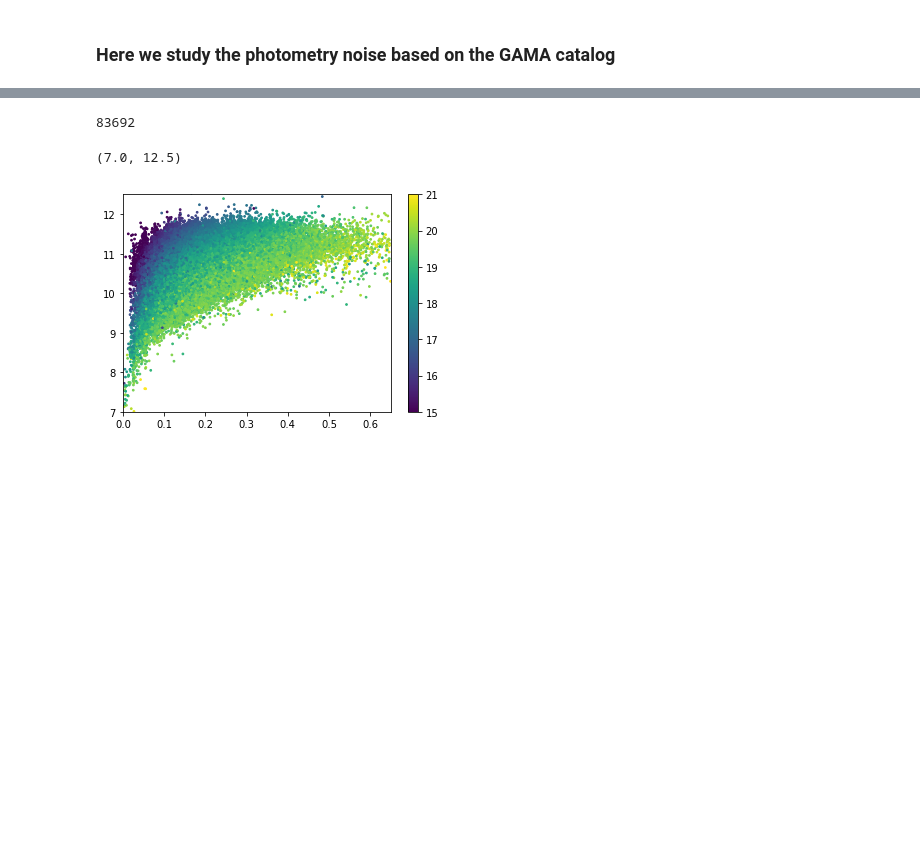
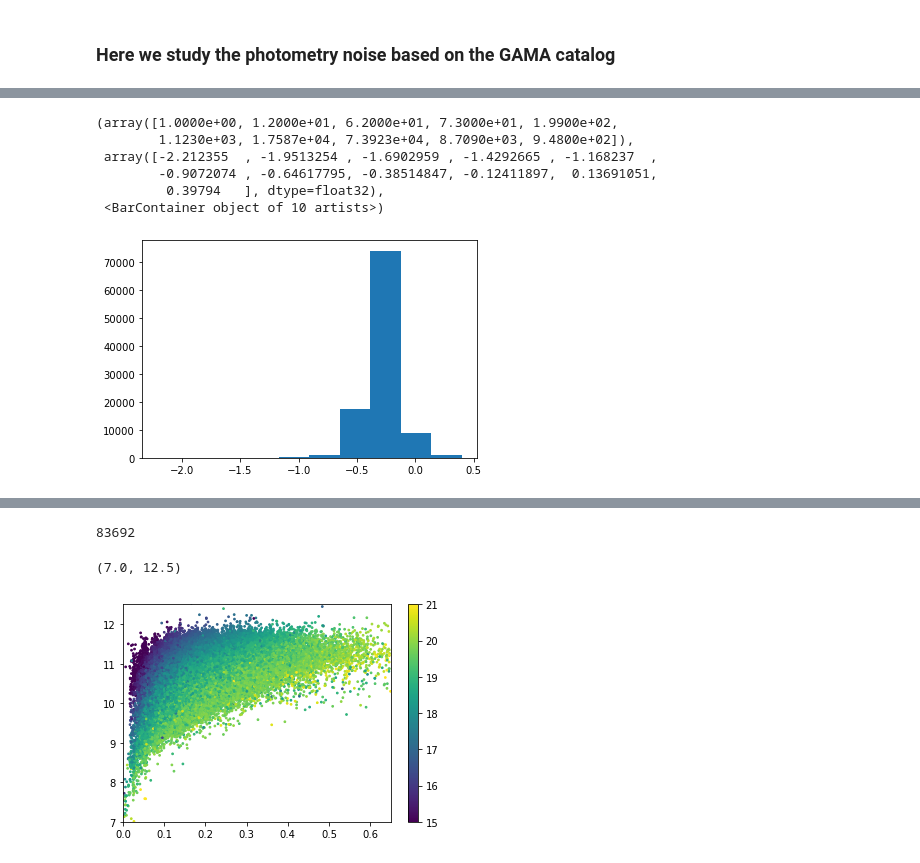
Before and after one commit to AstroJacobLi/popsed, a Jupyter notebook: notebooks/forward_model/noise_model/GAMA_nosie_model_DR3_apmatch_linearNoise.ipynb, the cells around one changed output, grey strips where cells are left out. Drawn from its saved outputs; the diff is of its cells as text; code cells hidden in the pictures; blank space fills up the shorter version.

```diff
--- a/notebooks/forward_model/noise_model/GAMA_nosie_model_DR3_apmatch_linearNoise.ipynb
+++ b/notebooks/forward_model/noise_model/GAMA_nosie_model_DR3_apmatch_linearNoise.ipynb
@@ -76,2 +76,12 @@ plt.scatter(mags[:, 3], logsnrs[:, 3], s=1)
+# %%
+plt.hist(np.log10(gama_cat['metal'] / 0.02))
+# %% [output]
+(array([1.0000e+00, 1.2000e+01, 6.2000e+01, 7.3000e+01, 1.9900e+02,
+        1.1230e+03, 1.7587e+04, 7.3923e+04, 8.7090e+03, 9.4800e+02]),
+ array([-2.212355  , -1.9513254 , -1.6902959 , -1.4292665 , -1.168237  ,
+        -0.9072074 , -0.64617795, -0.38514847, -0.12411897,  0.13691051,
+         0.39794   ], dtype=float32),
+ <BarContainer object of 10 artists>)
+[figure, added]
 # %%
 z_mass_met = np.vstack([gama_cat['Z'], gama_cat['logmintsfh'],
```
Also changed, not shown: parts of 8 cells of this notebook, 15 other files.
